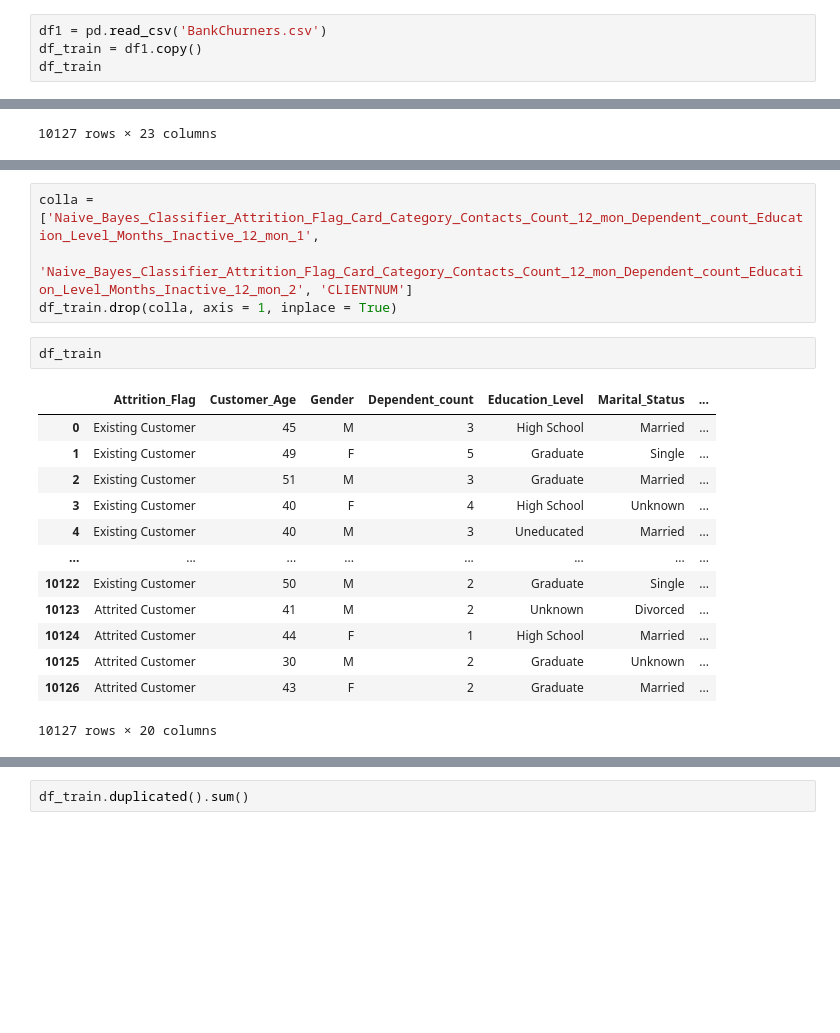
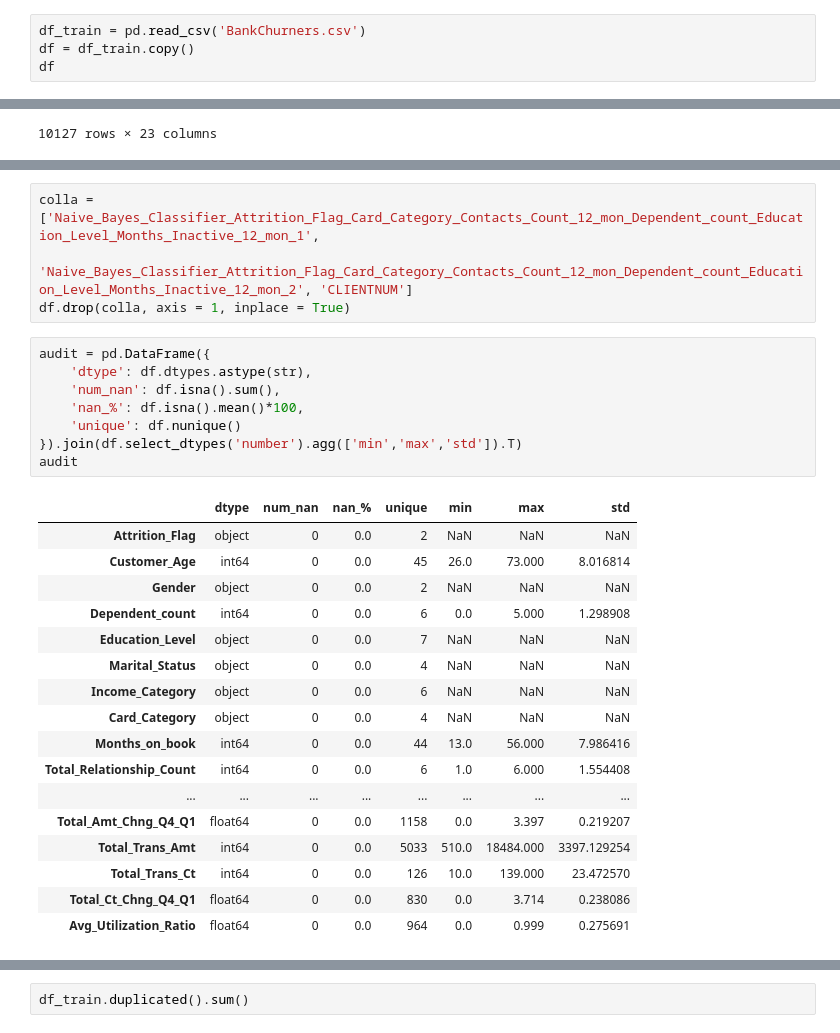
Before and after one commit to kidnextdoor57/Credit-Card-Churn-Prediction, a Jupyter notebook: credit_card_churn.ipynb, the cells around one changed output, grey strips where cells are left out. Drawn from its saved outputs; the diff is of its cells as text; blank space fills up the shorter version.

```diff
--- a/credit_card_churn.ipynb
+++ b/credit_card_churn.ipynb
@@ -15,9 +15,9 @@ from sklearn.tree import DecisionTreeClassifier
 from sklearn.metrics import precision_recall_curve, average_precision_score
 pd.set_option('display.max_columns', None)
 # %%
-df1 = pd.read_csv('BankChurners.csv')
-df_train = df1.copy()
-df_train
+df_train = pd.read_csv('BankChurners.csv')
+df = df_train.copy()
+df
 # %% [output]
 |  | CLIENTNUM | Attrition_Flag | Customer_Age | Gender | Dependent_count | Education_Level | Marital_Status | ... |
 | 0 | 768805383 | Existing Customer | 45 | M | 3 | High School | Married | ... |
@@ -48,21 +48,31 @@ Index(['CLIENTNUM', 'Attrition_Flag', 'Customer_Age', 'Gender',
 # %%
 colla = ['Naive_Bayes_Classifier_Attrition_Flag_Card_Category_Contacts_Count_12_mon_Dependent_count_Education_Level_Months_Inactive_12_mon_1',
        'Naive_Bayes_Classifier_Attrition_Flag_Card_Category_Contacts_Count_12_mon_Dependent_count_Education_Level_Months_Inactive_12_mon_2', 'CLIENTNUM']
-df_train.drop(colla, axis = 1, inplace = True)
+df.drop(colla, axis = 1, inplace = True)
 # %%
-df_train
+audit = pd.DataFrame({
+    'dtype': df.dtypes.astype(str),
+    'num_nan': df.isna().sum(),
+    'nan_%': df.isna().mean()*100,
+    'unique': df.nunique()
+}).join(df.select_dtypes('number').agg(['min','max','std']).T)
+audit
 # %% [output]
-|  | Attrition_Flag | Customer_Age | Gender | Dependent_count | Education_Level | Marital_Status | ... |
-| 0 | Existing Customer | 45 | M | 3 | High School | Married | ... |
-| 1 | Existing Customer | 49 | F | 5 | Graduate | Single | ... |
-| 2 | Existing Customer | 51 | M | 3 | Graduate | Married | ... |
-| 3 | Existing Customer | 40 | F | 4 | High School | Unknown | ... |
-| 4 | Existing Customer | 40 | M | 3 | Uneducated | Married | ... |
+|  | dtype | num_nan | nan_% | unique | min | max | std |
+| Attrition_Flag | object | 0 | 0.0 | 2 | NaN | NaN | NaN |
+| Customer_Age | int64 | 0 | 0.0 | 45 | 26.0 | 73.000 | 8.016814 |
+| Gender | object | 0 | 0.0 | 2 | NaN | NaN | NaN |
+| Dependent_count | int64 | 0 | 0.0 | 6 | 0.0 | 5.000 | 1.298908 |
+| Education_Level | object | 0 | 0.0 | 7 | NaN | NaN | NaN |
+| Marital_Status | object | 0 | 0.0 | 4 | NaN | NaN | NaN |
+| Income_Category | object | 0 | 0.0 | 6 | NaN | NaN | NaN |
+| Card_Category | object | 0 | 0.0 | 4 | NaN | NaN | NaN |
+| Months_on_book | int64 | 0 | 0.0 | 44 | 13.0 | 56.000 | 7.986416 |
+| Total_Relationship_Count | int64 | 0 | 0.0 | 6 | 1.0 | 6.000 | 1.554408 |
 | ... | ... | ... | ... | ... | ... | ... | ... |
-| 10122 | Existing Customer | 50 | M | 2 | Graduate | Single | ... |
-| 10123 | Attrited Customer | 41 | M | 2 | Unknown | Divorced | ... |
-| 10124 | Attrited Customer | 44 | F | 1 | High School | Married | ... |
-| 10125 | Attrited Customer | 30 | M | 2 | Graduate | Unknown | ... |
-| 10126 | Attrited Customer | 43 | F | 2 | Graduate | Married | ... |
+| Total_Amt_Chng_Q4_Q1 | float64 | 0 | 0.0 | 1158 | 0.0 | 3.397 | 0.219207 |
+| Total_Trans_Amt | int64 | 0 | 0.0 | 5033 | 510.0 | 18484.000 | 3397.129254 |
+| Total_Trans_Ct | int64 | 0 | 0.0 | 126 | 10.0 | 139.000 | 23.472570 |
+| Total_Ct_Chng_Q4_Q1 | float64 | 0 | 0.0 | 830 | 0.0 | 3.714 | 0.238086 |
+| Avg_Utilization_Ratio | float64 | 0 | 0.0 | 964 | 0.0 | 0.999 | 0.275691 |
-10127 rows × 20 columns
 # %%
```
Also changed, not shown: parts of 3 cells of this notebook.
